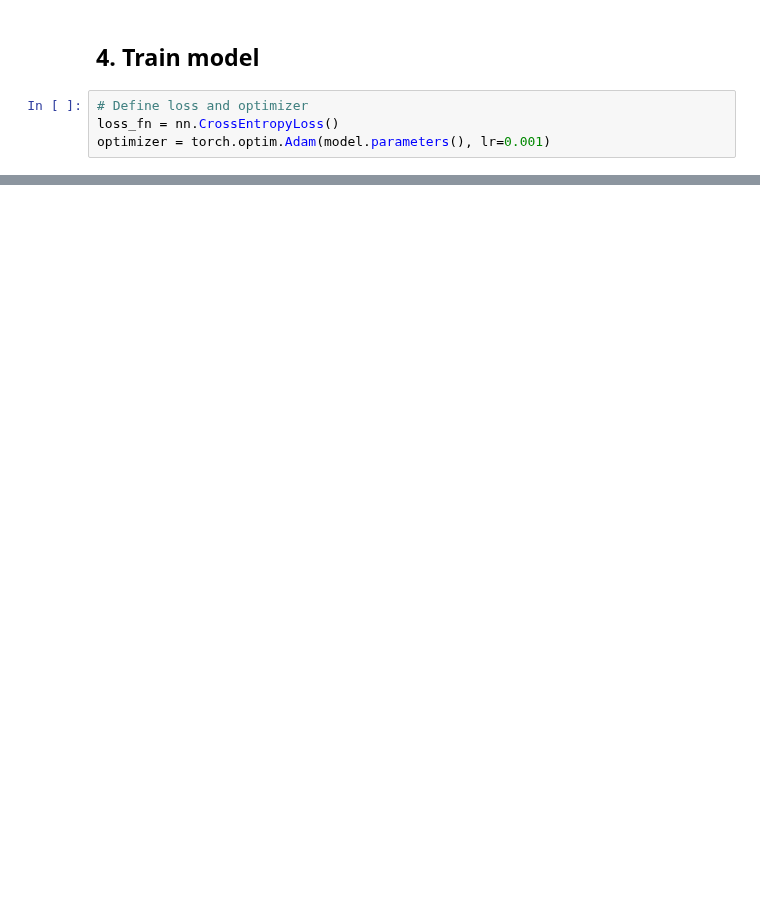
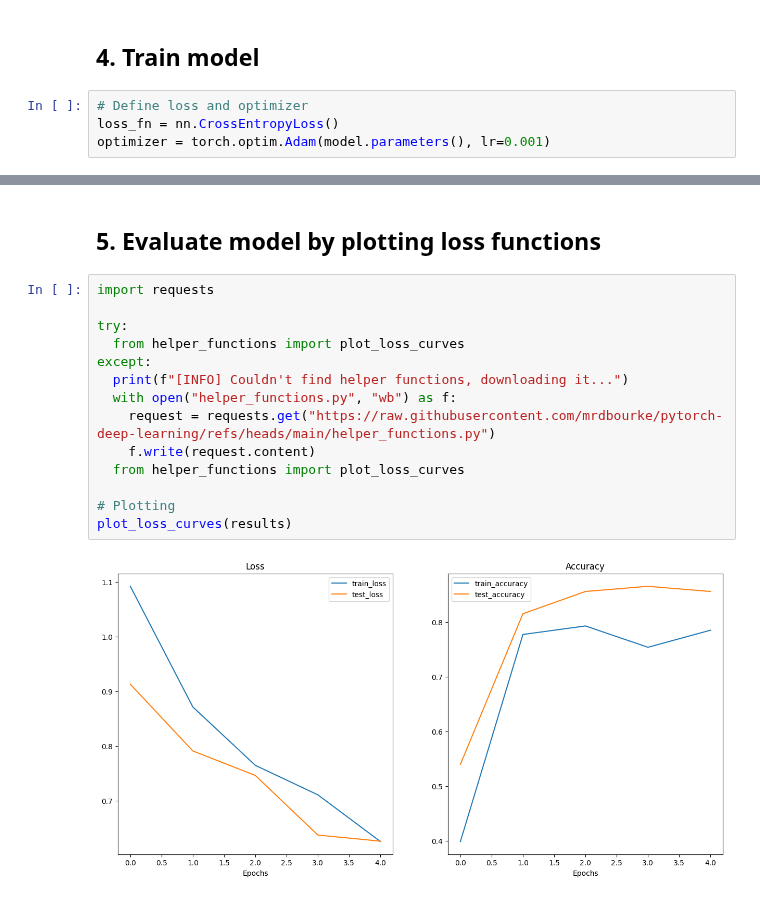
Before and after one commit to EduardoLawson1/Pytorch-Practice, a Jupyter notebook: Pytorch Transfer Learning/06_pytorch_transfer_learning.ipynb, the cells around one changed output, grey strips where cells are left out. Cells and saved outputs as stored; diff of their text form; blank space fills up the shorter version.

```diff
--- a/Pytorch Transfer Learning/06_pytorch_transfer_learning.ipynb
+++ b/Pytorch Transfer Learning/06_pytorch_transfer_learning.ipynb
@@ -355,0 +342,18 @@ Epoch: 5 | train_loss: 0.1511 | train_acc: 0.8672 | test_loss: 0.5041 | test_acc
+# %% [markdown]
+## 5. Evaluate model by plotting loss functions
+# %%
+import requests
+
+try:
+  from helper_functions import plot_loss_curves
+except:
+  print(f"[INFO] Couldn't find helper functions, downloading it...")
+  with open("helper_functions.py", "wb") as f:
+    request = requests.get("https://raw.githubusercontent.com/mrdbourke/pytorch-deep-learning/refs/heads/main/helper_functions.py")
+    f.write(request.content)
+  from helper_functions import plot_loss_curves
+
+# Plotting
+plot_loss_curves(results)
+# %% [output]
+[figure, added]
```
Also changed, not shown: parts of 7 cells of this notebook.
